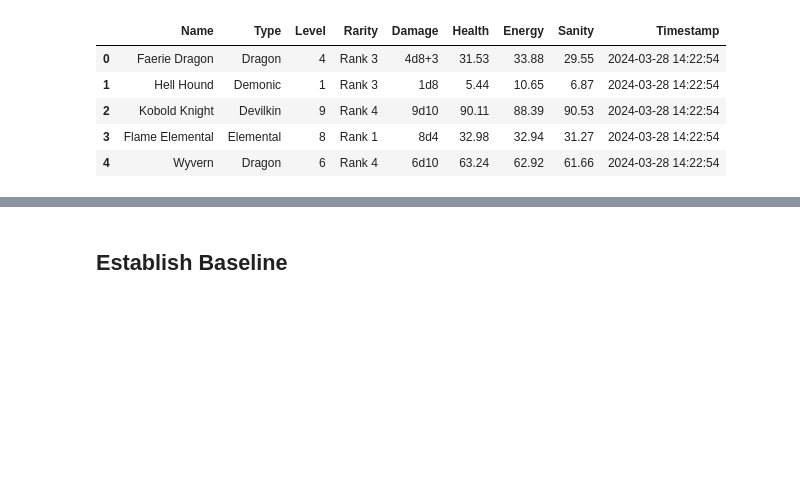
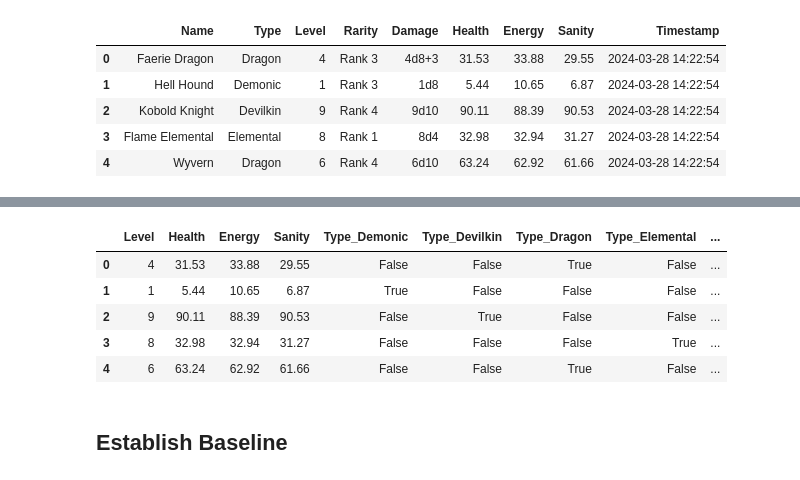
Before and after one commit to anthonystansall/BandersnatchStarter, a Jupyter notebook: notebooks/ML Model Testing.ipynb, the cells around one changed output, grey strips where cells are left out. Drawn from its saved outputs; the diff is of its cells as text; code cells hidden in the pictures; blank space fills up the shorter version.

```diff
--- a/notebooks/ML Model Testing.ipynb
+++ b/notebooks/ML Model Testing.ipynb
@@ -21,0 +24,4 @@ df.head()
+# %%
+# drop Name, Damage, and Timestamp columns
+df.drop(['Name', 'Damage', 'Timestamp'], axis=1, inplace=True)
+df.head()
@@ -22,2 +35,15 @@ df.head()
+# %%
+X = df.drop('Rarity', axis=1)
+y = df['Rarity']
+# %%
+X = pd.get_dummies(X)
+X.head()
+# %% [output]
+|  | Level | Health | Energy | Sanity | Type_Demonic | Type_Devilkin | Type_Dragon | Type_Elemental | ... |
+| 0 | 4 | 31.53 | 33.88 | 29.55 | False | False | True | False | ... |
+| 1 | 1 | 5.44 | 10.65 | 6.87 | True | False | False | False | ... |
+| 2 | 9 | 90.11 | 88.39 | 90.53 | False | True | False | False | ... |
+| 3 | 8 | 32.98 | 32.94 | 31.27 | False | False | False | True | ... |
+| 4 | 6 | 63.24 | 62.92 | 61.66 | False | False | True | False | ... |
 # %%
 from sklearn.model_selection import train_test_split
```
Also changed, not shown: parts of 19 cells of this notebook, 1 other file.
